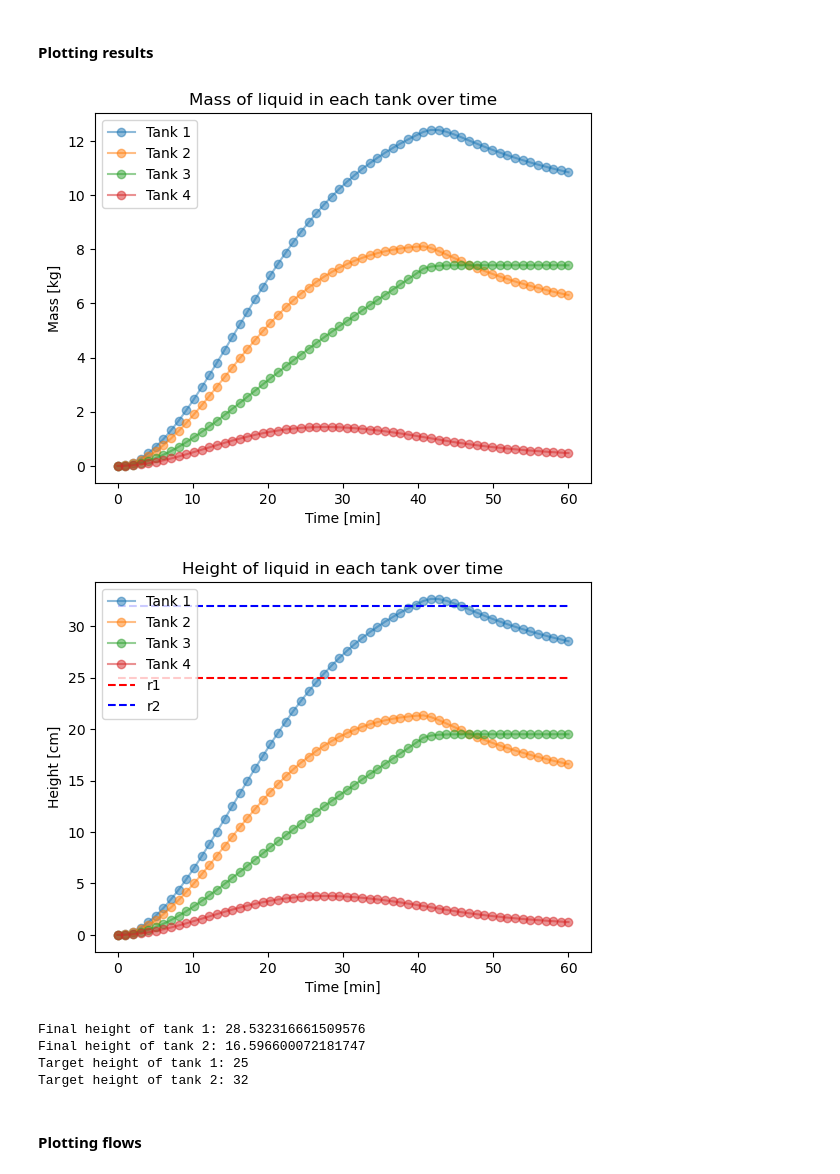
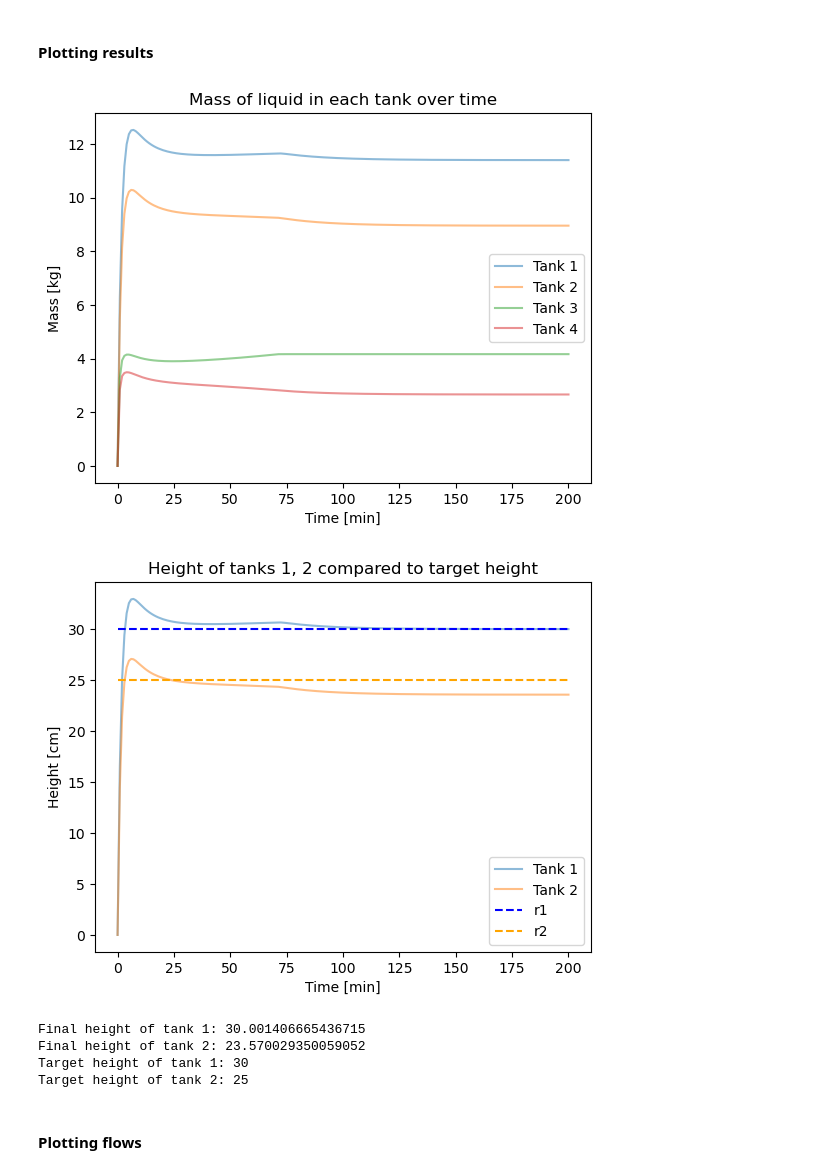
Before and after one commit to damiskov/model-predictive-control, a Jupyter notebook: exercises/4_tank_python/sim_P_control.ipynb, the cells around one changed output. Cells and saved outputs as stored; diff of their text form; code cells hidden in the pictures.

```diff
--- a/exercises/4_tank_python/sim_P_control.ipynb
+++ b/exercises/4_tank_python/sim_P_control.ipynb
@@ -41,14 +41,14 @@ m30 = 0.0          # [g] Liquid mass in tank 3 at time t0
 m40 = 0.0          # [g] Liquid mass in tank 4 at time t0
 x0 = np.array([m10, m20, m30, m40]) # Initial conditions
 # Now setting flow rates initially to zero
-F1 = 0           # [cm3/s] Flow rate from pump 1
-F2 = 0           # [cm3/s] Flow rate from pump 2
+F1 = 300           # [cm3/s] Flow rate from pump 1
+F2 = 300           # [cm3/s] Flow rate from pump 2
 
 # ------------------------------------------------------------
 # Time
 # ------------------------------------------------------------
 
-N = 60 # Number of minutes to simulate
+N = 200 # Number of minutes to simulate
 t0 = 0.0        # [s] Initial time
 tf = N*60         # [s] Final time
 t= np.linspace(t0,tf,N)
@@ -81,7 +81,7 @@ u[:,0] = np.array([[F1,F2]])
 X_d, T_d = np.zeros((4,1)), np.array([0])
 
 # Target values
-r = np.array([25, 32])
+r = np.array([30, 25])
 Kp = 5e-1 # Proportional gain
 
 for k in range(0, N-1):
@@ -92,42 +92,45 @@ for k in range(0, N-1):
     else: u[:, k] = p_controller(r,z[:, k], u[:, k-1], Kp)
     sol = integrate.solve_ivp(fourTankSys.process, [t[k], t[k+1]], x[:, k], method='BDF', args=([u[:, k]]))
     x[:, k+1] = sol.y[:, -1]
+    # if np.any(x[:, k+1] < 0): # If any of the states are negative, set them to zero
+    #     x[:, k+1] = np.maximum(x[:, k+1], 0)
     X_d = np.append(X_d, x[:, k+1].reshape(4,1), axis=1)
     T_d = np.append(T_d, sol.t[-1])
 
 k = N-1
 y[:, k] = fourTankSys.system_sensor(x[:, k])
 z[:, k] = fourTankSys.system_output(x[:, k])
+u[:, k] = p_controller(r,z[:, k], u[:, k-1], Kp)
 # %% [markdown]
 #### Plotting results
 # %%
-plt.plot(T_d/60, X_d.T/1000, linestyle='-', marker='o', alpha=0.5)
+plt.plot(T_d/60, X_d.T/1000, linestyle='-', alpha=0.5)
 plt.xlabel('Time [min]')
 plt.ylabel('Mass [kg]')
 plt.title('Mass of liquid in each tank over time')
 plt.legend(['Tank 1', 'Tank 2', 'Tank 3', 'Tank 4'])
 plt.show()
 
-plt.plot(T_d/60, y.T, linestyle='-', marker='o', alpha=0.5)
-plt.hlines(r[0], 0, N, colors='b', linestyles='dashed', alpha=0.5)
-plt.hlines(r[1], 0, N, colors='o', linestyles='dashed', alpha=0.5)
+plt.plot(T_d/60, z.T, linestyle='-', alpha=0.5)
+plt.hlines(r[0], 0, N, colors='b', linestyles='dashed')
+plt.hlines(r[1], 0, N, colors='orange', linestyles='dashed')
 plt.xlabel('Time [min]')
 plt.ylabel('Height [cm]')
-plt.title('Height of liquid in each tank over time')
-plt.legend(['Tank 1', 'Tank 2', 'Tank 3', 'Tank 4', 'r1', 'r2'])
+plt.title('Height of tanks 1, 2 compared to target height')
+plt.legend(['Tank 1', 'Tank 2', 'r1', 'r2'])
 plt.show()
 
 print('Final height of tank 1:', y[0, -1])
 print('Final height of tank 2:', y[1, -1])
 print(f"Target height of tank 1: {r[0]}")
 print(f"Target height of tank 2: {r[1]}")
 # %% [output]
-[figure, old version]
+[figure, new version]
-[figure, old version]
+[figure, new version]
-Final height of tank 1: 28.532316661509576
-Final height of tank 2: 16.596600072181747
-Target height of tank 1: 25
-Target height of tank 2: 32
+Final height of tank 1: 30.001406665436715
+Final height of tank 2: 23.570029350059052
+Target height of tank 1: 30
+Target height of tank 2: 25
 # %% [markdown]
 #### Plotting flows
 # %%
```
Also changed, not shown: parts of 1 cell of this notebook, 10 other files.
